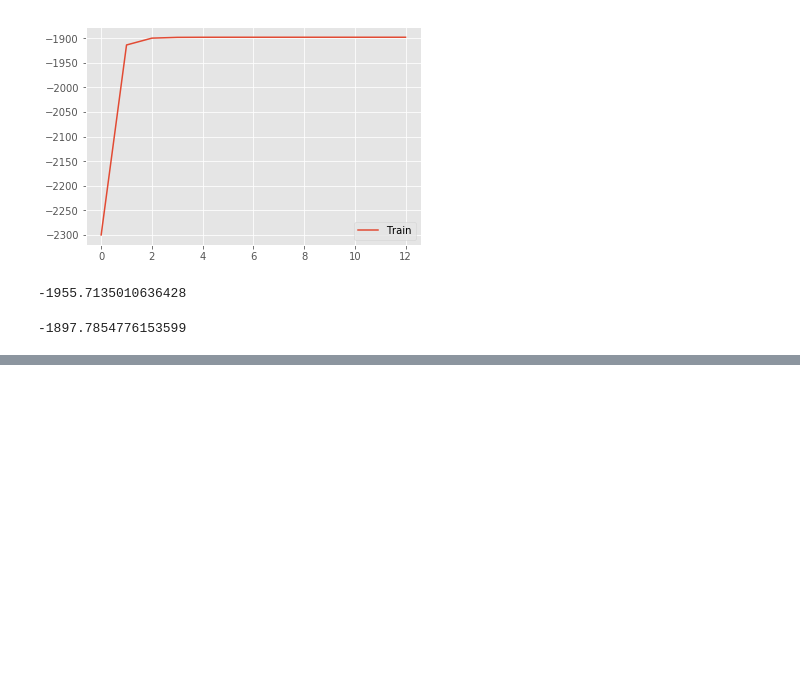
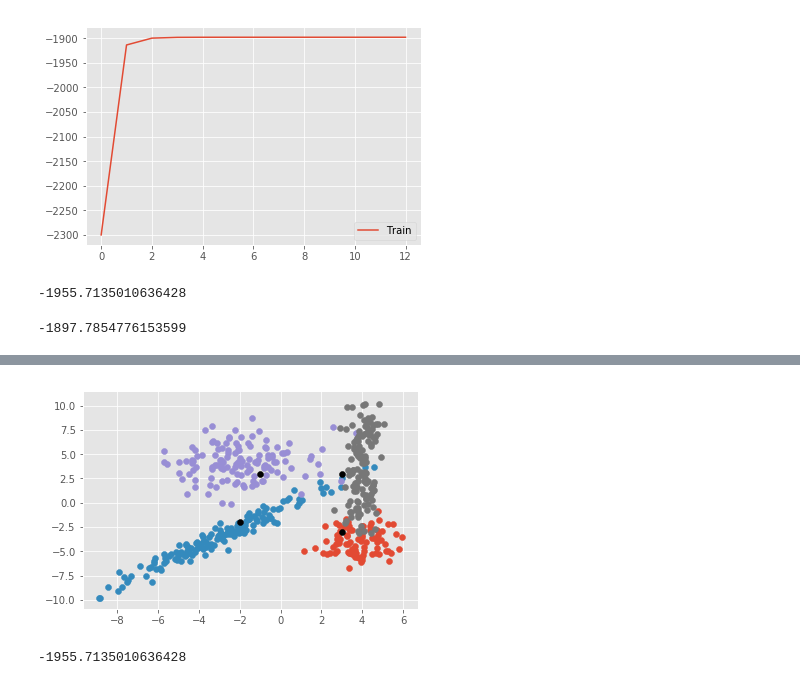
Before and after one commit to YoucefZemmouri/Graphical_Model_HMK3, a Jupyter notebook: Main_TROUSSARD_ZEMMOURI.ipynb, the cells around one changed output, grey strips where cells are left out. Drawn from its saved outputs; the diff is of its cells as text; code cells hidden in the pictures; blank space fills up the shorter version.

```diff
--- a/Main_TROUSSARD_ZEMMOURI.ipynb
+++ b/Main_TROUSSARD_ZEMMOURI.ipynb
@@ -17,6 +17,8 @@ sigmas = [np.array([[ 0.92127818,  0.05738057],
 K = 4
 train = np.loadtxt('EMGaussian.data')
 test = np.loadtxt('EMGaussian.test')
+T = train.shape[0]
+
 A = (1 / 6) * np.ones((K, K)) + (1 / 3) * np.identity(K)
 Pi = 0.25 * np.ones(4)
 
@@ -51,7 +53,7 @@ plt.show()
 # %%
 prob = tools.get_prob(log_alpha, log_beta, A, mus, sigmas, train)
 # %%
-Pi, A, mus, Sigmas, log_likelihood_train, log_likelihood_test = tools.EM(train, test, A, Pi, mus, sigmas, 0.0000001)
+Pi, A, mus, sigmas, log_likelihood_train, log_likelihood_test = tools.EM(train, test, A, Pi, mus, sigmas, 0.0000001)
 # %%
 plt.plot(log_likelihood_test, label = "Test")
 plt.plot(log_likelihood_train, label = "Train")
@@ -79,3 +81,5 @@ log_likelihood_test[-1]
 log_likelihood_train[-1]
 # %% [output]
 -1897.7854776153599
+# %%
+X = tools.Viterbi(train, mus, sigmas, A, Pi)
@@ -81,0 +106,27 @@ log_likelihood_train[-1]
+# %%
+centroids = np.array([[0, 0],
+                      [0, 0],
+                      [0, 0],
+                      [0, 0]])
+count = np.zeros(K)
+
+for i in range(T):
+    count[X[i]] += 1
+    centroids[X[i]] = centroids[X[i]] + train[i,:]
+for k in range(K):
+    centroids[k] = centroids[k]/count[k]
+# %%
+plt.figure()
+for k in range(K):
+    plt.scatter(train[X==k, 0], train[X==k, 1])
+    plt.scatter(centroids[k,0],centroids[k,1],color="black")
+plt.show()
+# %% [output]
+[figure, added]
+# %%
+log_alpha = tools.get_log_alpha(test, Pi, mus, sigmas, A)
+log_beta = tools.get_log_beta(test, Pi, mus, sigmas, A)
+smooth = tools.apply_smoothing(log_alpha, log_beta)
+tools.get_log_likelihood(log_alpha,log_beta)
+# %% [output]
+-1955.7135010636428
```
Also changed, not shown: parts of 9 cells of this notebook, 1 other file.
